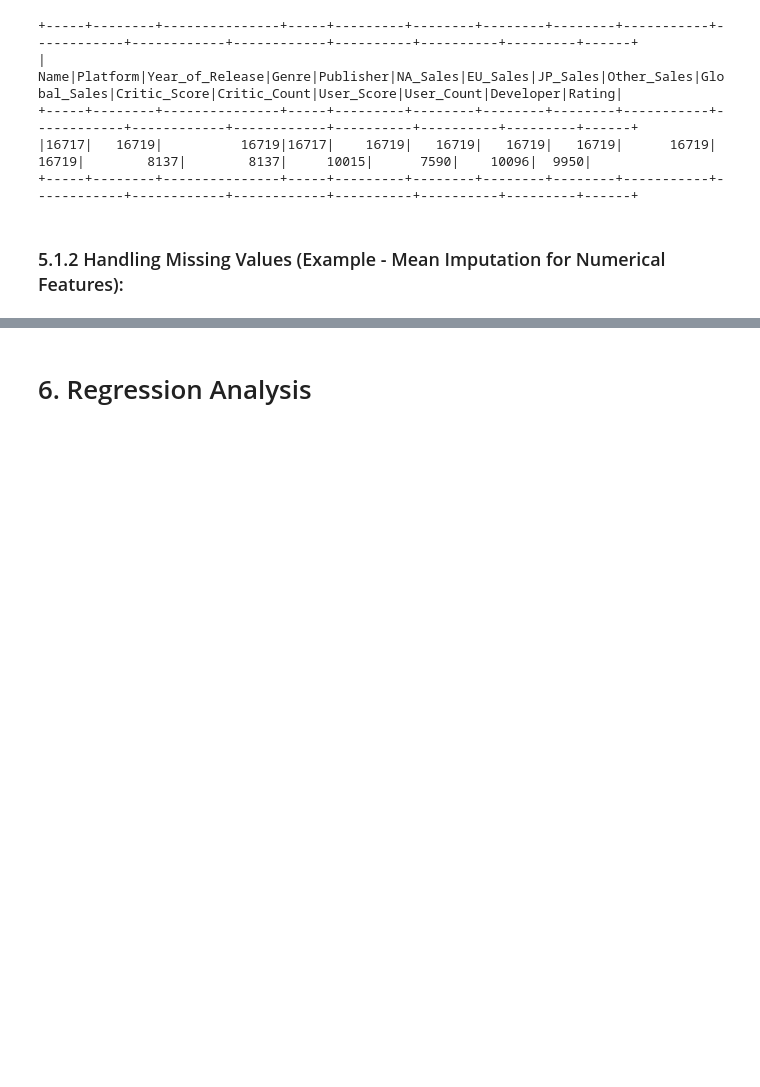
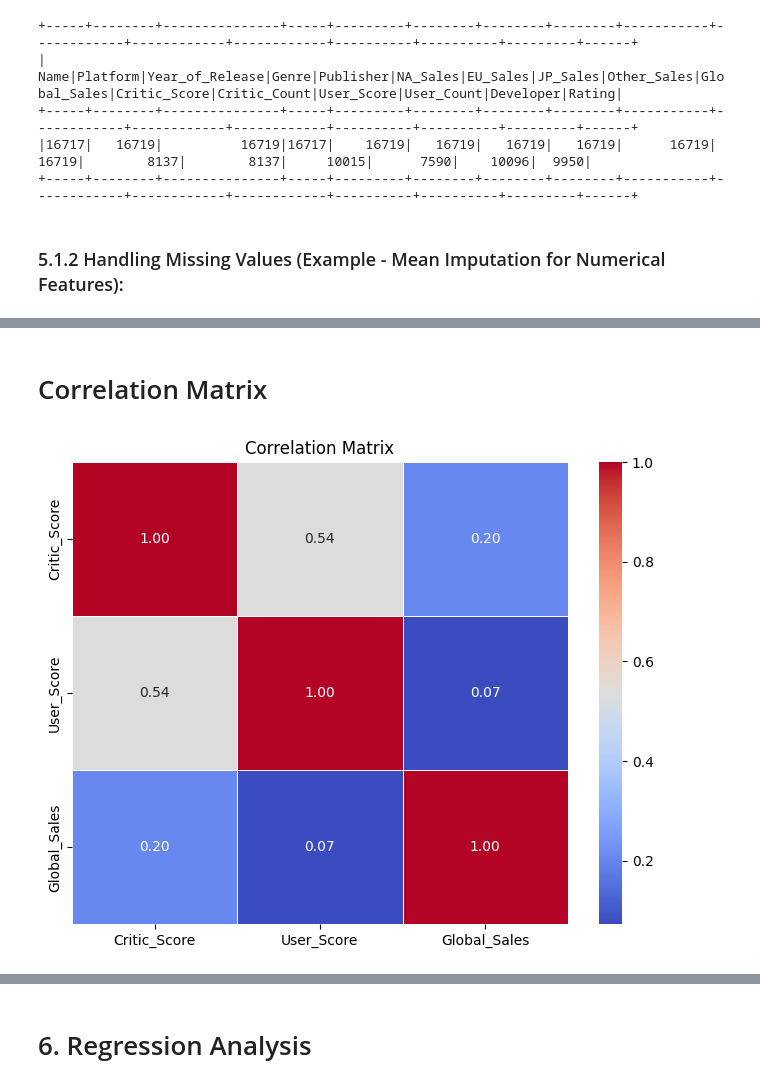
Before and after one commit to rupace10/STW7082CEM_Big_Data_Management_and_Data_Visualisation, a Jupyter notebook: main.ipynb, the cells around one changed output, grey strips where cells are left out. Drawn from its saved outputs; the diff is of its cells as text; code cells hidden in the pictures; blank space fills up the shorter version.

```diff
--- a/main.ipynb
+++ b/main.ipynb
@@ -244,0 +260,26 @@ root
+# %% [markdown]
+# Correlation Matrix
+# %%
+df_pandas = df_cleaned.toPandas()
+
+# Replace 'tbd' with NaN
+df_pandas['User_Score'] = df_pandas['User_Score'].replace('tbd', np.nan)
+
+# Convert columns to numeric
+df_pandas['Critic_Score'] = pd.to_numeric(df_pandas['Critic_Score'], errors='coerce')
+df_pandas['User_Score'] = pd.to_numeric(df_pandas['User_Score'], errors='coerce')
+df_pandas['Global_Sales'] = pd.to_numeric(df_pandas['Global_Sales'], errors='coerce')
+
+# Drop rows with NaN values in the specified columns
+df_pandas = df_pandas.dropna(subset=['Critic_Score', 'User_Score', 'Global_Sales'])
+
+# Calculate the correlation
+correlation = df_pandas[['Critic_Score', 'User_Score', 'Global_Sales']].corr(method='pearson')
+
+# Plot the correlation matrix using a heatmap
+plt.figure(figsize=(8, 6))
+sns.heatmap(correlation, annot=True, cmap='coolwarm', fmt='.2f', linewidths=0.5)
+plt.title('Correlation Matrix')
+plt.show()
+# %% [output]
+[figure, added]
```
Also changed, not shown: parts of 27 cells of this notebook, 7 other files.
